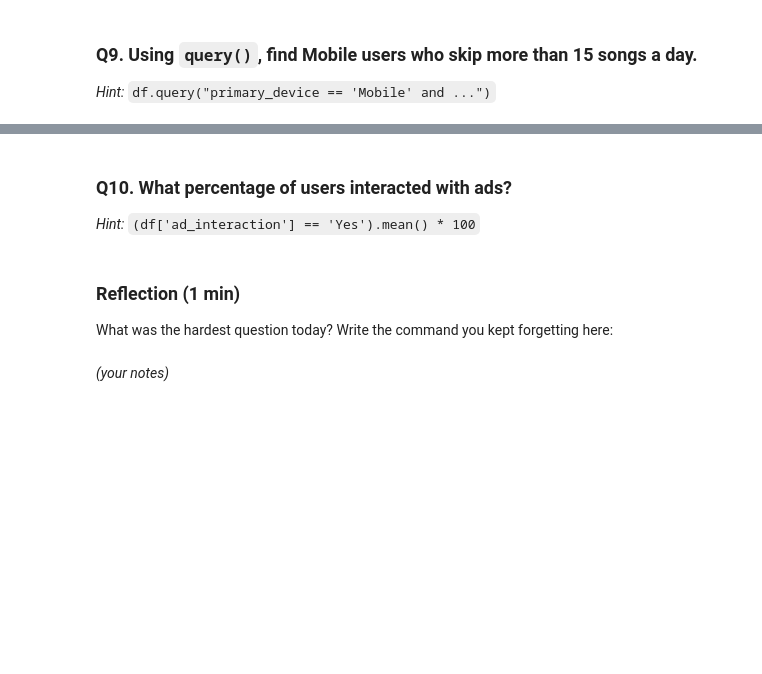
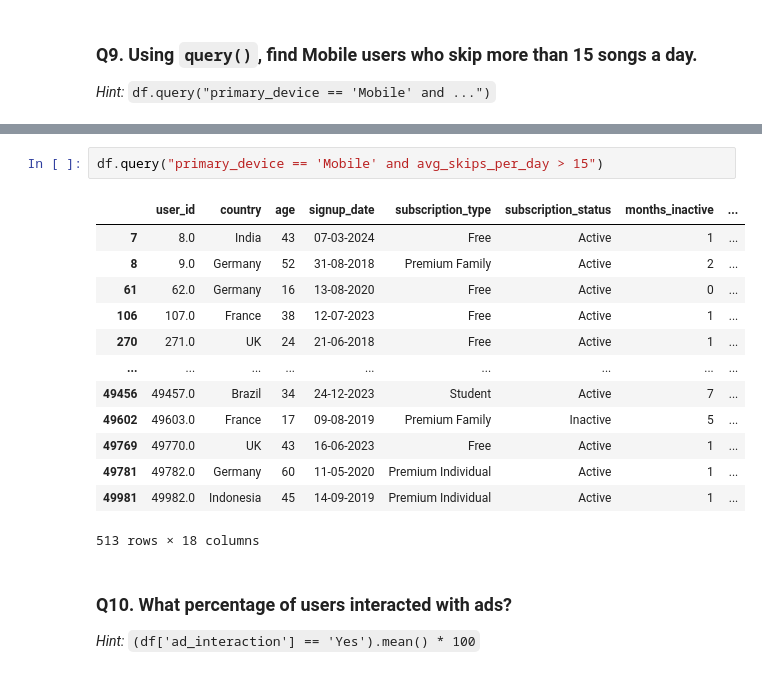
Before and after one commit to shiva3994/Python, a Jupyter notebook: Spotify_User_Behv/Day03_Filtering_Rows_with_Conditions_PRACTICE.ipynb, the cells around one changed output, grey strips where cells are left out. Saved outputs shown, nothing was run; the diff lists cells and outputs as text; blank space fills up the shorter version.

```diff
--- a/Spotify_User_Behv/Day03_Filtering_Rows_with_Conditions_PRACTICE.ipynb
+++ b/Spotify_User_Behv/Day03_Filtering_Rows_with_Conditions_PRACTICE.ipynb
@@ -322,9 +338,20 @@ df[(df['subscription_status'] == 'Inactive') & (df['avg_listening_hours_per_week
+# %%
+df.query("primary_device == 'Mobile' and avg_skips_per_day > 15")
+# %% [output]
+|  | user_id | country | age | signup_date | subscription_type | subscription_status | months_inactive | ... |
+| 7 | 8.0 | India | 43 | 07-03-2024 | Free | Active | 1 | ... |
+| 8 | 9.0 | Germany | 52 | 31-08-2018 | Premium Family | Active | 2 | ... |
+| 61 | 62.0 | Germany | 16 | 13-08-2020 | Free | Active | 0 | ... |
+| 106 | 107.0 | France | 38 | 12-07-2023 | Free | Active | 1 | ... |
+| 270 | 271.0 | UK | 24 | 21-06-2018 | Free | Active | 1 | ... |
+| ... | ... | ... | ... | ... | ... | ... | ... | ... |
+| 49456 | 49457.0 | Brazil | 34 | 24-12-2023 | Student | Active | 7 | ... |
+| 49602 | 49603.0 | France | 17 | 09-08-2019 | Premium Family | Inactive | 5 | ... |
+| 49769 | 49770.0 | UK | 43 | 16-06-2023 | Free | Active | 1 | ... |
+| 49781 | 49782.0 | Germany | 60 | 11-05-2020 | Premium Individual | Active | 1 | ... |
+| 49981 | 49982.0 | Indonesia | 45 | 14-09-2019 | Premium Individual | Active | 1 | ... |
+513 rows × 18 columns
 # %% [markdown]
 ### Q10. What percentage of users interacted with ads?
 
 *Hint:* `(df['ad_interaction'] == 'Yes').mean() * 100`
-# %% [markdown]
-### Reflection (1 min)
-What was the hardest question today? Write the command you kept forgetting here:
-# %% [markdown]
-*(your notes)*
```
Also changed, not shown: parts of 3 cells of this notebook, 1 other file.
